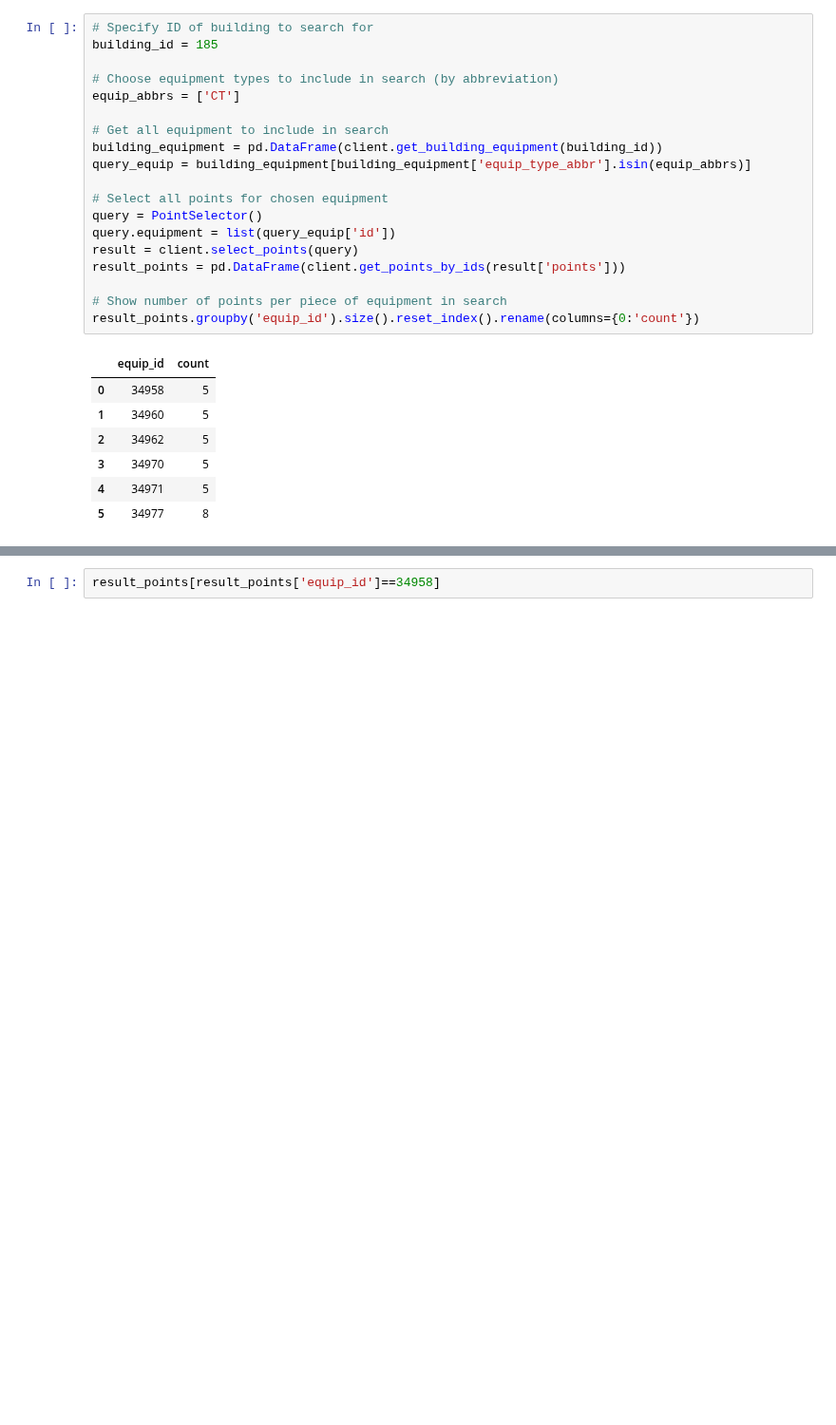
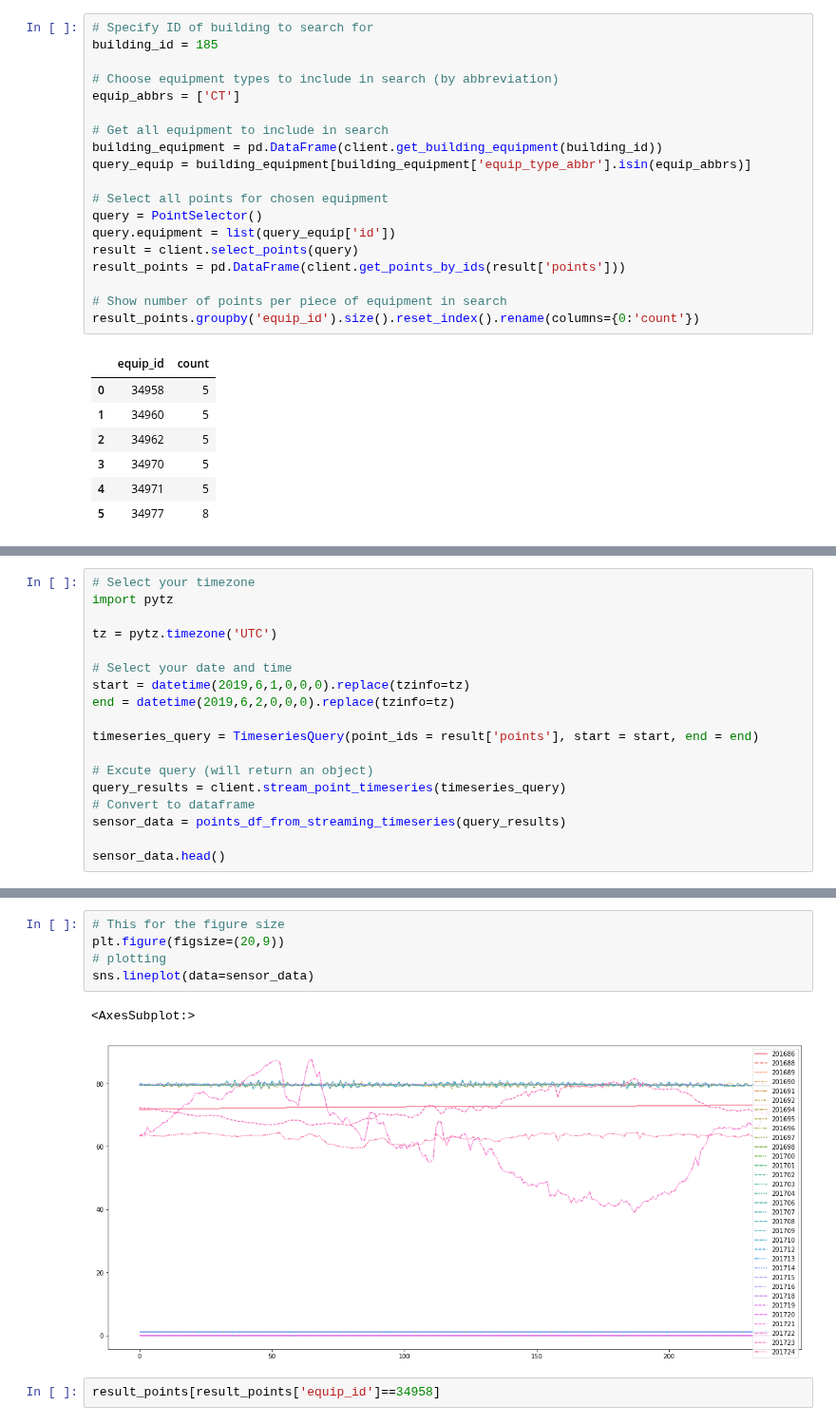
Before and after one commit to yairg98/Data-Driven-Problem-Solving, a Jupyter notebook: Assignments/FinalProjectNotebook.ipynb, the cells around one changed output, grey strips where cells are left out. Shown at 95% size. Cells and saved outputs as stored; diff of their text form; blank space fills up the shorter version.

Commit message:
time series data acquired

```diff
--- a/Assignments/FinalProjectNotebook.ipynb
+++ b/Assignments/FinalProjectNotebook.ipynb
@@ -301,0 +323,18 @@ result_points.groupby('equip_id').size().reset_index().rename(columns={0:'count'
+# %%
+# Select your timezone
+import pytz
+
+tz = pytz.timezone('UTC')
+
+# Select your date and time
+start = datetime(2019,6,1,0,0,0).replace(tzinfo=tz)
+end = datetime(2019,6,2,0,0,0).replace(tzinfo=tz)
+
+timeseries_query = TimeseriesQuery(point_ids = result['points'], start = start, end = end)
+
+# Excute query (will return an object)
+query_results = client.stream_point_timeseries(timeseries_query)
+# Convert to dataframe
+sensor_data = points_df_from_streaming_timeseries(query_results)
+
+sensor_data.head()
@@ -302,3 +349,11 @@ result_points.groupby('equip_id').size().reset_index().rename(columns={0:'count'
+# %%
+# This for the figure size
+plt.figure(figsize=(20,9))
+# plotting
+sns.lineplot(data=sensor_data)
+# %% [output]
+<AxesSubplot:>
+[figure, added]
 # %%
 result_points[result_points['equip_id']==34958]
 # %% [output]
```
Also changed, not shown: parts of 5 cells of this notebook, 1 other file.
